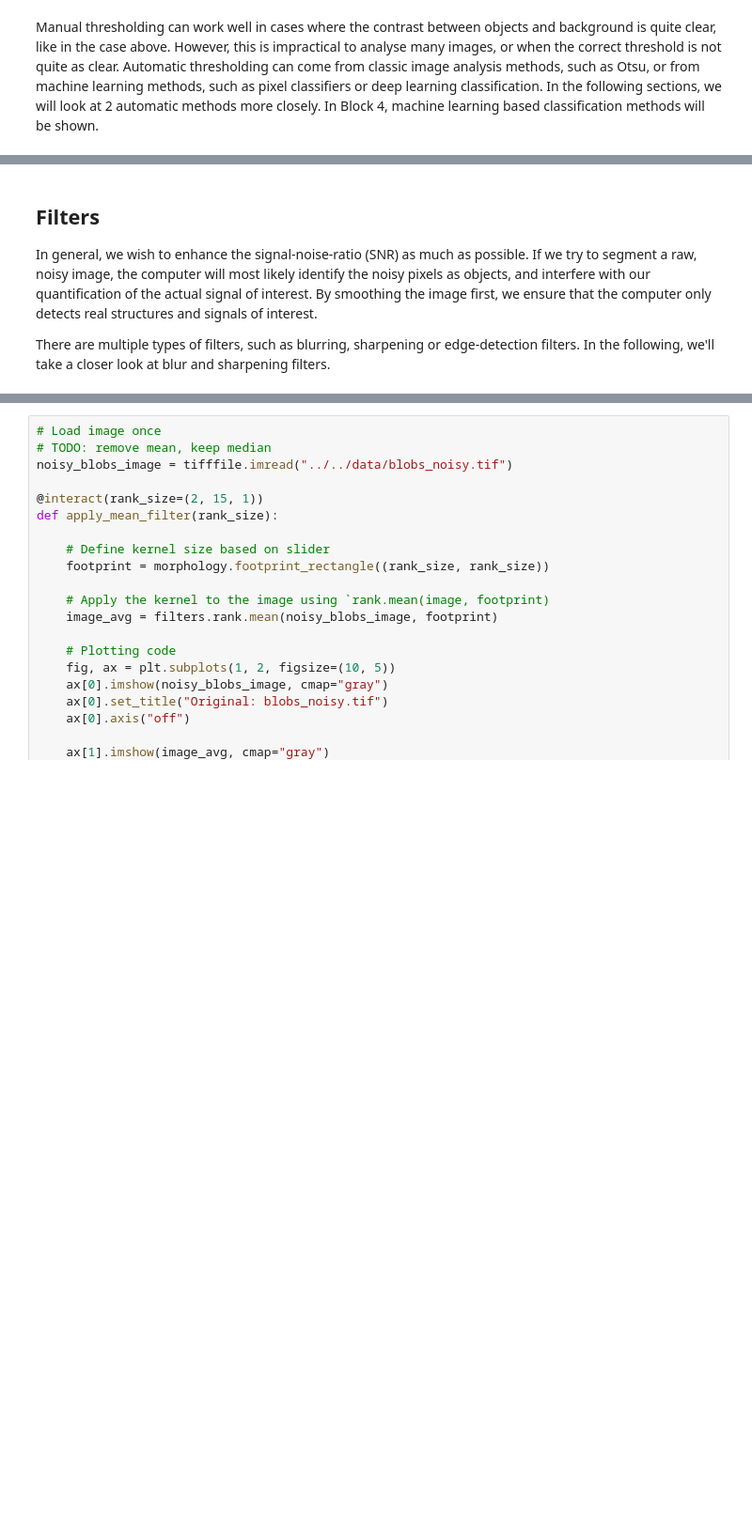
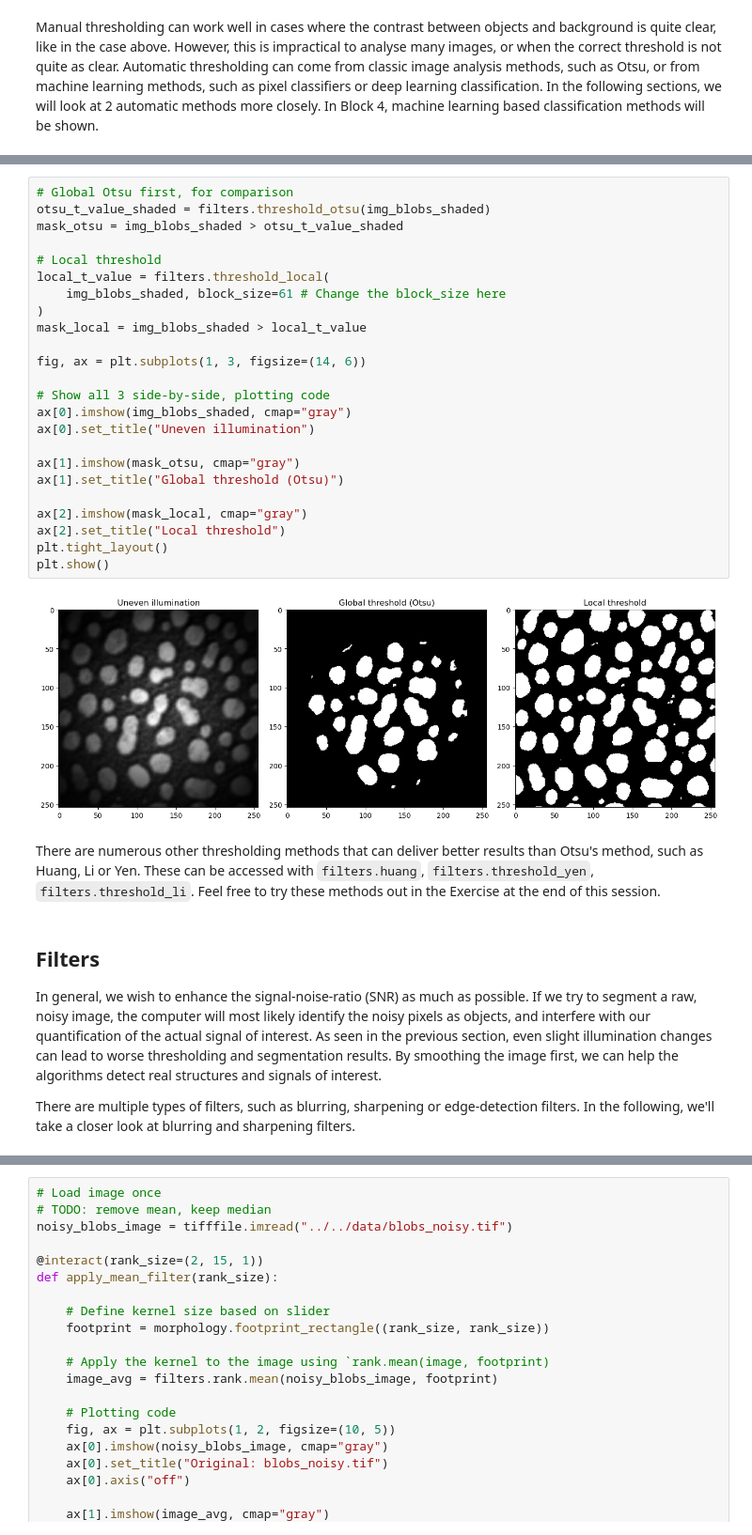
Before and after one commit to m-albert/mnb-image-analysis, a Jupyter notebook: materials/image_processing/image_processing.ipynb, the cells around one changed output, grey strips where cells are left out. Shown at 94% size. Saved outputs shown, nothing was run; the diff lists cells and outputs as text; blank space fills up the shorter version.

```diff
--- a/materials/image_processing/image_processing.ipynb
+++ b/materials/image_processing/image_processing.ipynb
@@ -81,9 +134,37 @@ Otsu's method analyses the histogram of pixel intensities to find the most suita
+# %%
+# Global Otsu first, for comparison
+otsu_t_value_shaded = filters.threshold_otsu(img_blobs_shaded)
+mask_otsu = img_blobs_shaded > otsu_t_value_shaded
+
+# Local threshold
+local_t_value = filters.threshold_local(
+    img_blobs_shaded, block_size=61 # Change the block_size here
+)
+mask_local = img_blobs_shaded > local_t_value
+
+fig, ax = plt.subplots(1, 3, figsize=(14, 6))
+
+# Show all 3 side-by-side, plotting code
+ax[0].imshow(img_blobs_shaded, cmap="gray")
+ax[0].set_title("Uneven illumination")
+
+ax[1].imshow(mask_otsu, cmap="gray")
+ax[1].set_title("Global threshold (Otsu)")
+
+ax[2].imshow(mask_local, cmap="gray")
+ax[2].set_title("Local threshold")
+plt.tight_layout()
+plt.show()
+# %% [output]
+[figure, added]
+# %% [markdown]
+There are numerous other thresholding methods that can deliver better results than Otsu's method, such as Huang, Li or  Yen. These can be accessed with `filters.huang`, `filters.threshold_yen`, `filters.threshold_li`. Feel free to try these methods out in the Exercise at the end of this session.
 # %% [markdown]
 ## Filters
 
-In general, we wish to enhance the signal-noise-ratio (SNR) as much as possible. If we try to segment a raw, noisy image, the computer will most likely identify the noisy pixels as objects, and interfere with our quantification of the actual signal of interest. By smoothing the image first, we ensure that the computer only detects real structures and signals of interest.
+In general, we wish to enhance the signal-noise-ratio (SNR) as much as possible. If we try to segment a raw, noisy image, the computer will most likely identify the noisy pixels as objects, and interfere with our quantification of the actual signal of interest. As seen in the previous section, even slight illumination changes can lead to worse thresholding and segmentation results. By smoothing the image first, we can help the algorithms detect real structures and signals of interest.
 
-There are multiple types of filters, such as blurring, sharpening or edge-detection filters. In the following, we'll take a closer look at blur and sharpening filters.
+There are multiple types of filters, such as blurring, sharpening or edge-detection filters. In the following, we'll take a closer look at blurring and sharpening filters.
 # %% [markdown]
 ### Mean / Average Filters
 
```
Also changed, not shown: parts of 18 cells of this notebook.
